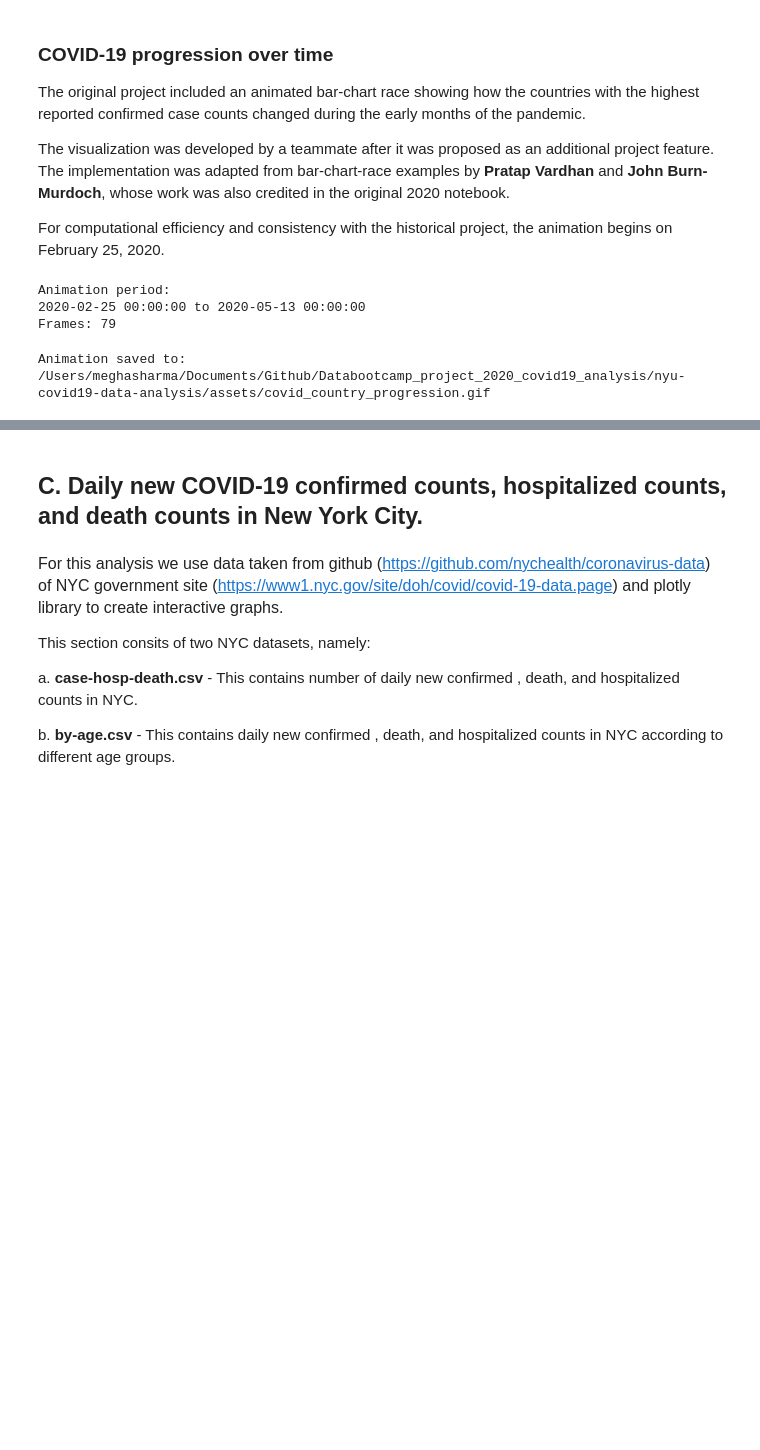
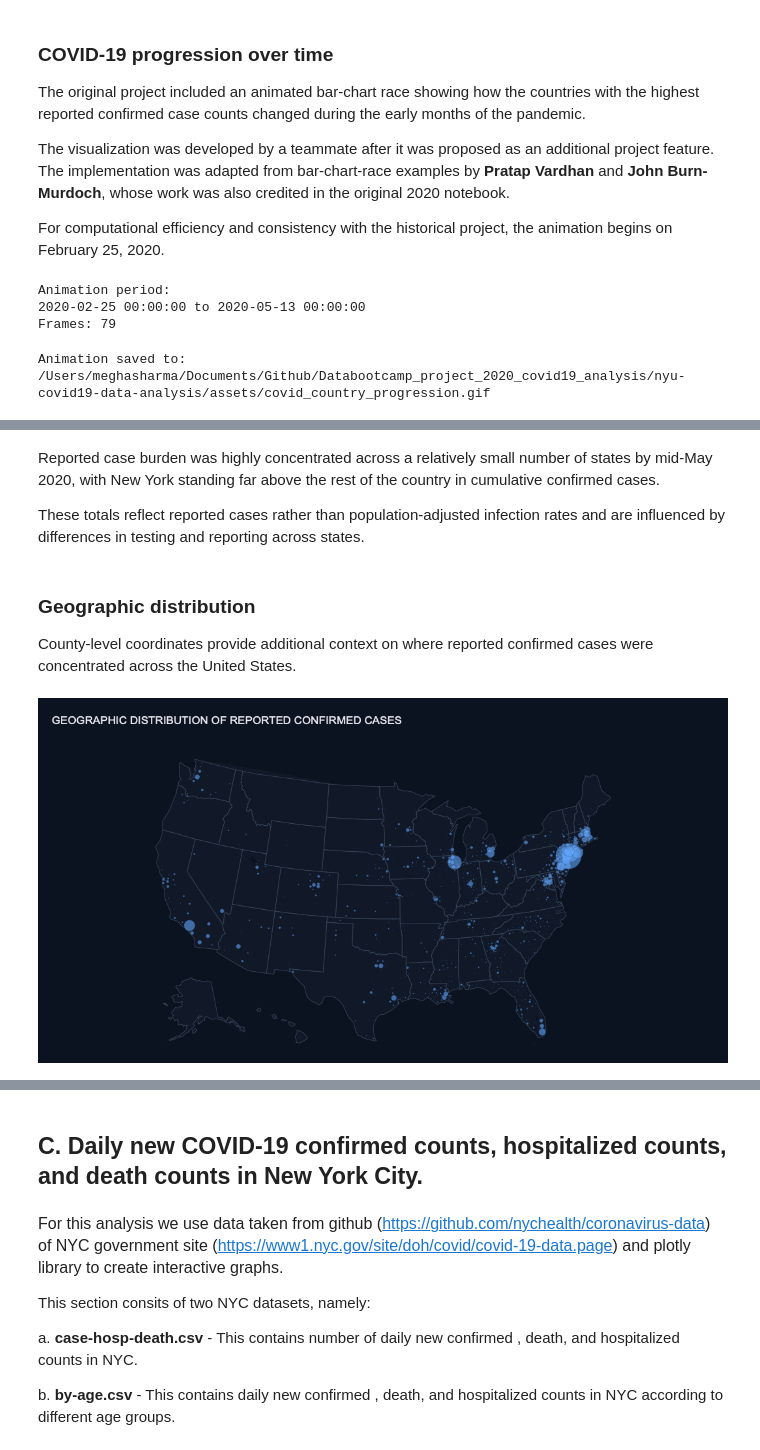
Before and after one commit to 19meghas/nyu-covid19-data-analysis, a Jupyter notebook: notebooks/01_restored_covid19_analysis.ipynb, the cells around one changed output, grey strips where cells are left out. Drawn from its saved outputs; the diff is of its cells as text; code cells hidden in the pictures; blank space fills up the shorter version.

```diff
--- a/notebooks/01_restored_covid19_analysis.ipynb
+++ b/notebooks/01_restored_covid19_analysis.ipynb
@@ -1063,0 +1046,79 @@ fig.show()
+# %% [markdown]
+Reported case burden was highly concentrated across a relatively small number
+of states by mid-May 2020, with New York standing far above the rest of the
+country in cumulative confirmed cases.
+
+These totals reflect reported cases rather than population-adjusted infection
+rates and are influenced by differences in testing and reporting across states.
+# %% [markdown]
+### Geographic distribution
+
+County-level coordinates provide additional context on where reported confirmed
+cases were concentrated across the United States.
+# %%
+us_map_data = (
+    CoV_US_Confirmed[
+        ["province_state", "admin2", "lat", "long", us_snapshot_date]
+    ]
+    .rename(columns={us_snapshot_date: "confirmed"})
+    .dropna(subset=["lat", "long"])
+    .copy()
+)
+
+us_map_data = us_map_data[
+    us_map_data["confirmed"] > 0
+]
+
+fig = px.scatter_geo(
+    us_map_data,
+    lat="lat",
+    lon="long",
+    size="confirmed",
+    hover_name="admin2",
+    hover_data={
+        "province_state": True,
+        "confirmed": ":,.0f",
+        "lat": False,
+        "long": False,
+    },
+    scope="usa",
+    size_max=28,
+)
+
+fig.update_traces(
+    marker=dict(
+        color="#60A5FA",
+        opacity=0.60,
+        line=dict(
+            width=0.3,
+            color="#0B1220",
+        ),
+    )
+)
+
+fig.update_geos(
+    bgcolor="#0B1220",
+    landcolor="#111827",
+    lakecolor="#0B1220",
+    subunitcolor="#334155",
+    countrycolor="#334155",
+)
+
+fig.update_layout(
+    title={
+        "text": "GEOGRAPHIC DISTRIBUTION OF REPORTED CONFIRMED CASES",
+        "x": 0.02,
+        "xanchor": "left",
+    },
+    paper_bgcolor="#0B1220",
+    font=dict(
+        family="Arial",
+        color="#E5E7EB",
+    ),
+    height=560,
+    margin=dict(l=20, r=20, t=80, b=20),
+)
+
+fig.show()
+# %% [output]
+[figure, added]
```
Also changed, not shown: parts of 61 cells of this notebook.
